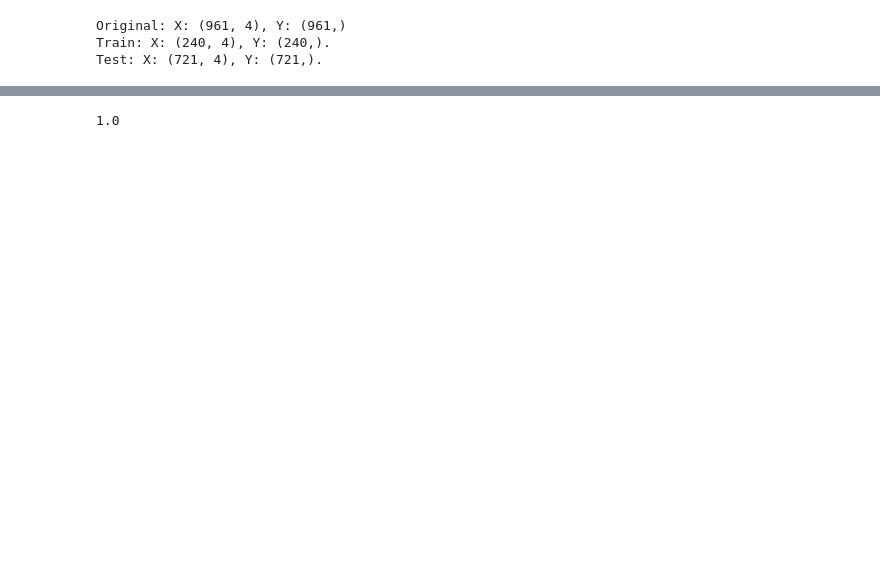
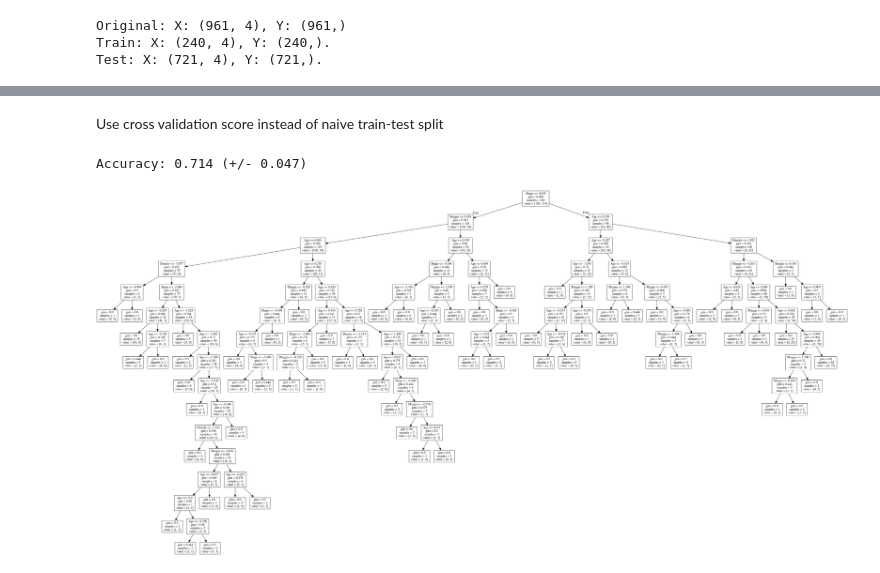
Before and after one commit to MouseAndKeyboard/mammogram-analysis, a Jupyter notebook: mammogram-analysis.ipynb, the cells around one changed output, grey strips where cells are left out. Saved outputs shown, nothing was run; the diff lists cells and outputs as text; code cells hidden in the pictures; blank space fills up the shorter version.

Commit message:
create tree image representation

```diff
--- a/mammogram-analysis.ipynb
+++ b/mammogram-analysis.ipynb
@@ -147,4 +146,2 @@ s.score(TestX, TestY)
-# %%
-correct / total
-# %% [output]
-1.0
+# %% [markdown]
+Use cross validation score instead of naive train-test split
@@ -150,0 +150,21 @@ correct / total
+# %%
+scores = cross_val_score(s, TestX, y=TestY, cv=5)
+print(f"Accuracy: {np.round(scores.mean(), decimals=3)} (+/- {np.round(scores.std() * 2, decimals=3)})")
+# %% [output]
+Accuracy: 0.714 (+/- 0.047)
+# %%
+from IPython.display import Image
+from sklearn import tree
+from sklearn.externals.six import StringIO
+import pydotplus
+
+dot_data = StringIO()
+tree.export_graphviz(s, out_file=dot_data,
+                         feature_names=["Age", "Shape", "Margin", "Density"])
+graph = pydotplus.graph_from_dot_data(dot_data.getvalue())
+with open("tree.png", "wb") as png:
+    png.write(graph.create_png())
+
+img
+# %% [output]
+[figure, added]
```
Also changed, not shown: parts of 5 cells of this notebook, 1 other file.
